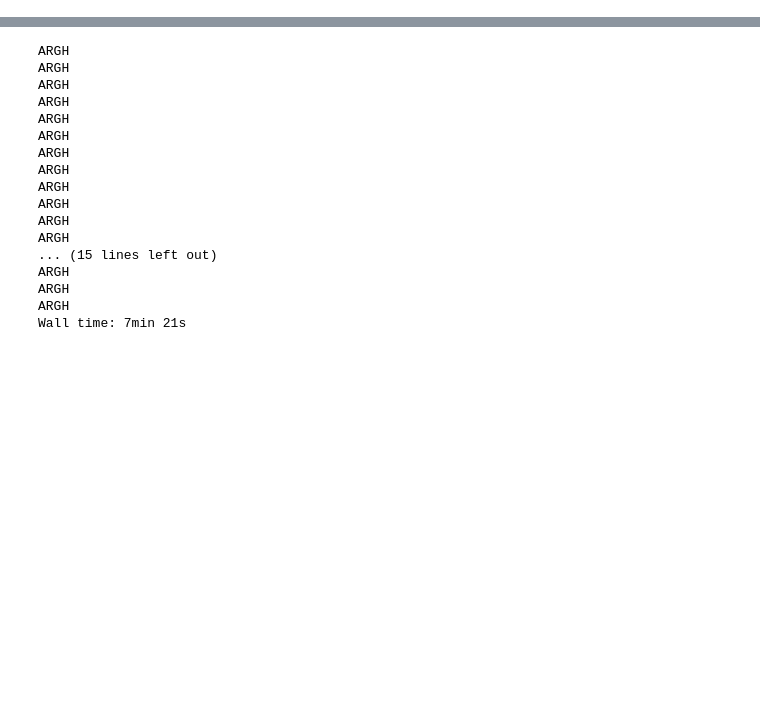
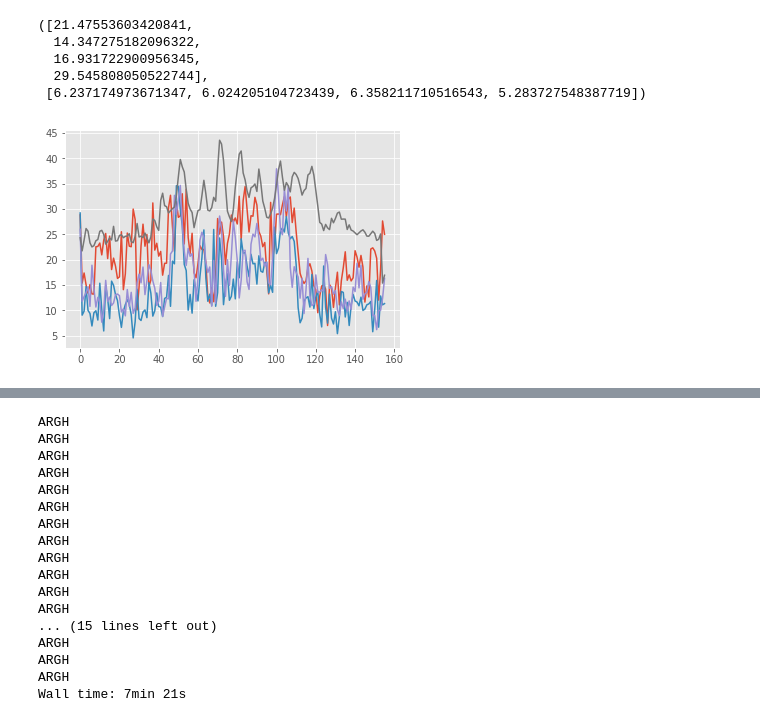
Before and after one commit to Chrisjw42/listenr-ml, a Jupyter notebook: 2. Data preprocessing.ipynb, the cells around one changed output, grey strips where cells are left out. Cells and saved outputs as stored; diff of their text form; code cells hidden in the pictures; blank space fills up the shorter version.

```diff
--- a/2. Data preprocessing.ipynb
+++ b/2. Data preprocessing.ipynb
@@ -38,0 +244,21 @@ array([           nan,            nan,            nan, ...,
+# %%
+def get_spec_contrast_features(y, sr):
+    n_bands = 3
+    vals = librosa.feature.spectral_contrast(y,n_bands=n_bands)
+    means = [np.mean(x) for x in vals]
+    stds = [np.std(x) for x in vals]
+
+    for i in range(n_bands+1):
+        plt.plot(vals[i])
+    return means, stds
+# %%
+
+y, sr = librosa.load(filenames.iloc[3])
+get_spec_contrast_features(y, sr)
+# %% [output]
+([21.47553603420841,
+  14.347275182096322,
+  16.931722900956345,
+  29.545808050522744],
+ [6.237174973671347, 6.024205104723439, 6.358211710516543, 5.283727548387719])
+[figure, added]
```
Also changed, not shown: parts of 47 cells of this notebook.
